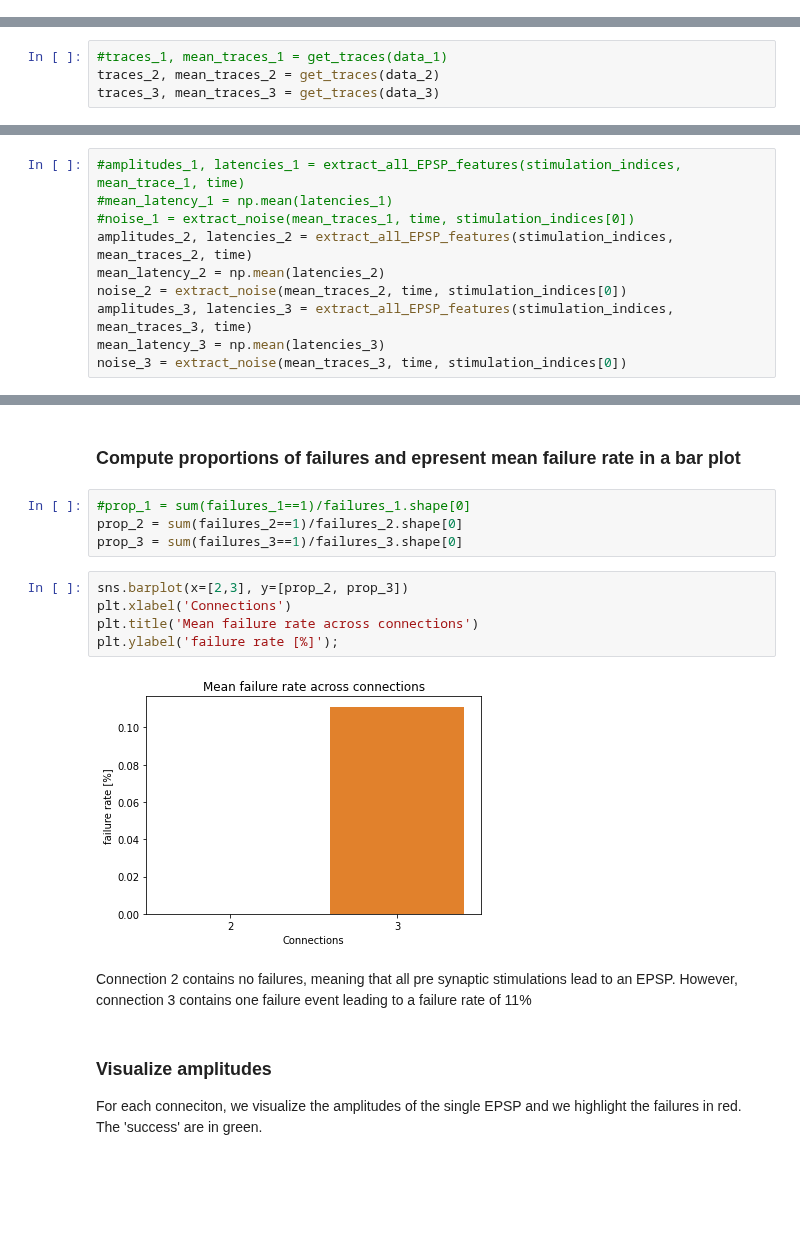
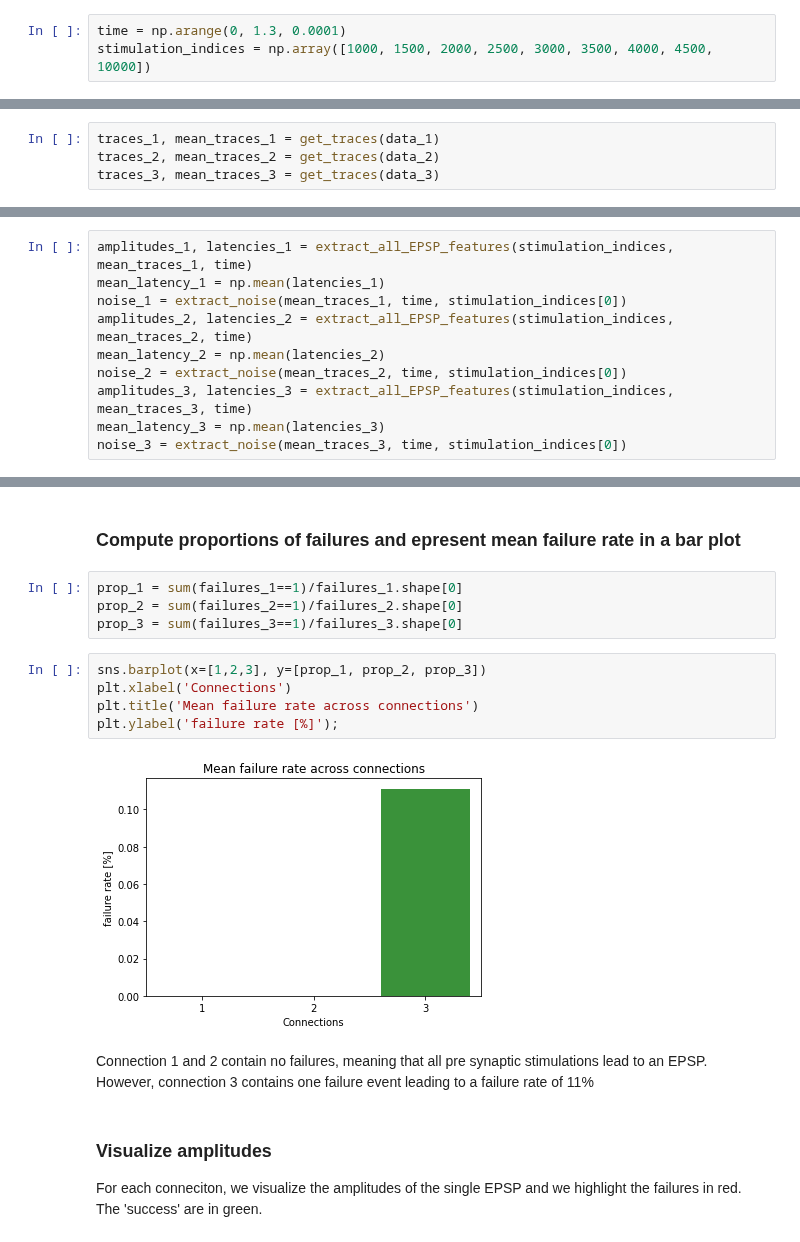
Before and after one commit to AlbrechtAlice/In-Silico-Neuroscience, a Jupyter notebook: Week8_HomeWork.ipynb, the cells around one changed output, grey strips where cells are left out. Saved outputs shown, nothing was run; the diff lists cells and outputs as text; blank space fills up the shorter version.

```diff
--- a/Week8_HomeWork.ipynb
+++ b/Week8_HomeWork.ipynb
@@ -201,0 +330,3 @@ plt.show()
+# %%
+time = np.arange(0, 1.3, 0.0001)
+stimulation_indices = np.array([1000, 1500, 2000, 2500, 3000, 3500, 4000, 4500, 10000])
@@ -337,5 +542,5 @@ data_3 = h5py.File("connection_c71.h5", "r")
 # %%
-#traces_1, mean_traces_1 = get_traces(data_1)
+traces_1, mean_traces_1 = get_traces(data_1)
 traces_2, mean_traces_2 = get_traces(data_2)
 traces_3, mean_traces_3 = get_traces(data_3)
 # %%
@@ -353,9 +559,9 @@ stimulation_indices = np.array([1000, 1500, 2000, 2500, 3000, 3500, 4000, 4500,
 # %% [markdown]
 ### Extract amplitude, noise and latency from each connections
 # %%
-#amplitudes_1, latencies_1 = extract_all_EPSP_features(stimulation_indices, mean_trace_1, time)
-#mean_latency_1 = np.mean(latencies_1)
-#noise_1 = extract_noise(mean_traces_1, time, stimulation_indices[0])
+amplitudes_1, latencies_1 = extract_all_EPSP_features(stimulation_indices, mean_traces_1, time)
+mean_latency_1 = np.mean(latencies_1)
+noise_1 = extract_noise(mean_traces_1, time, stimulation_indices[0])
 amplitudes_2, latencies_2 = extract_all_EPSP_features(stimulation_indices, mean_traces_2, time)
 mean_latency_2 = np.mean(latencies_2)
 noise_2 = extract_noise(mean_traces_2, time, stimulation_indices[0])
@@ -408,18 +612,18 @@ for epsp in range(0,num_EPSP_3):
 # %% [markdown]
 ### Compute proportions of failures and epresent mean failure rate in a bar plot
 # %%
-#prop_1 = sum(failures_1==1)/failures_1.shape[0]
+prop_1 = sum(failures_1==1)/failures_1.shape[0]
 prop_2 = sum(failures_2==1)/failures_2.shape[0]
 prop_3 = sum(failures_3==1)/failures_3.shape[0]
 # %%
-sns.barplot(x=[2,3], y=[prop_2, prop_3])
+sns.barplot(x=[1,2,3], y=[prop_1, prop_2, prop_3])
 plt.xlabel('Connections')
 plt.title('Mean failure rate across connections')
 plt.ylabel('failure rate [%]');
 # %% [output]
-[figure, old version]
+[figure, new version]
 # %% [markdown]
-Connection 2 contains no failures, meaning that all pre synaptic stimulations lead to an EPSP. However, connection 3 contains one failure event leading to a failure rate of 11%
+Connection 1 and 2 contain no failures, meaning that all pre synaptic stimulations lead to an EPSP. However, connection 3 contains one failure event leading to a failure rate of 11%
 # %% [markdown]
 ### Visualize amplitudes
 For each conneciton, we visualize the amplitudes of the single EPSP and we highlight the failures in red. The 'success' are in green.
```
Also changed, not shown: parts of 18 cells of this notebook.
